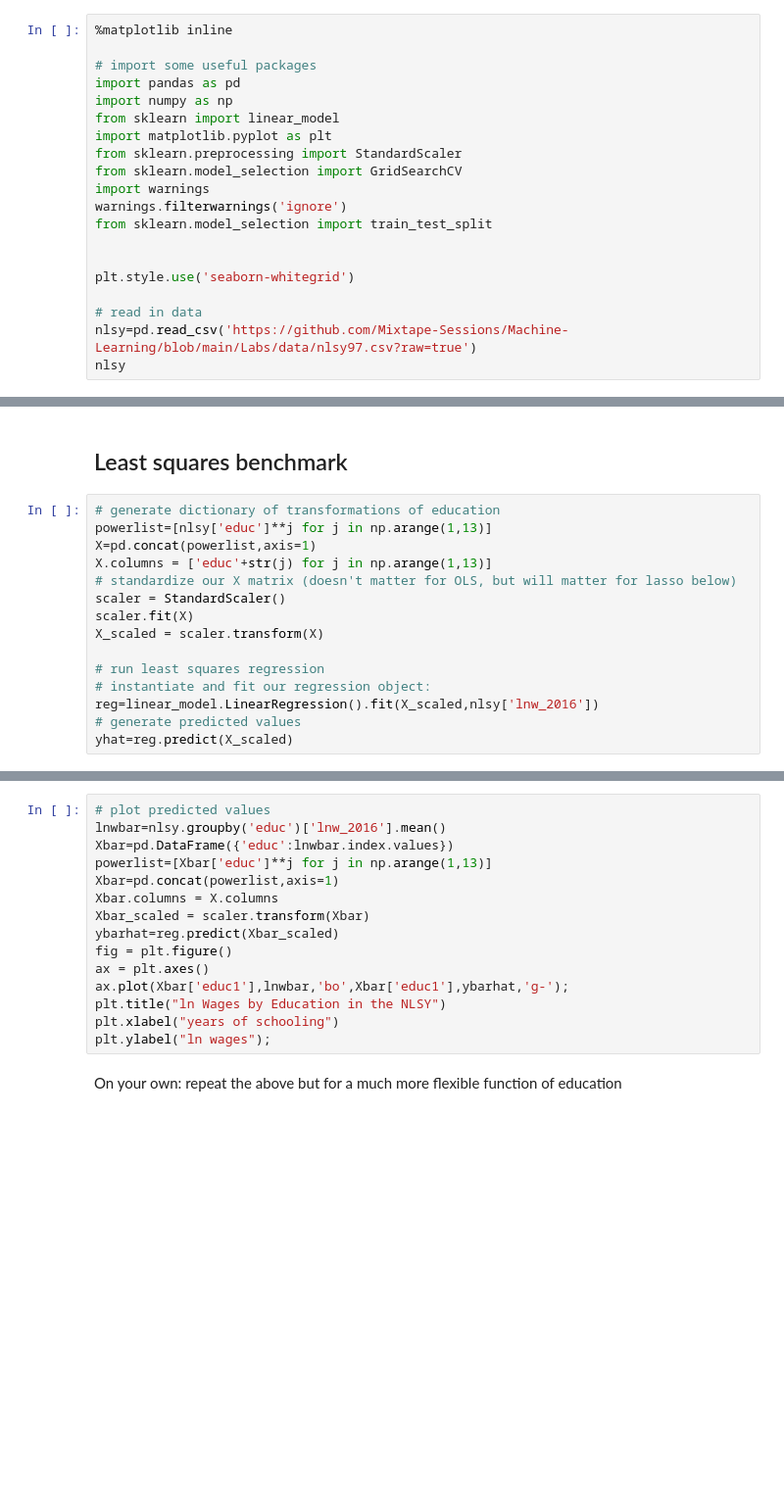
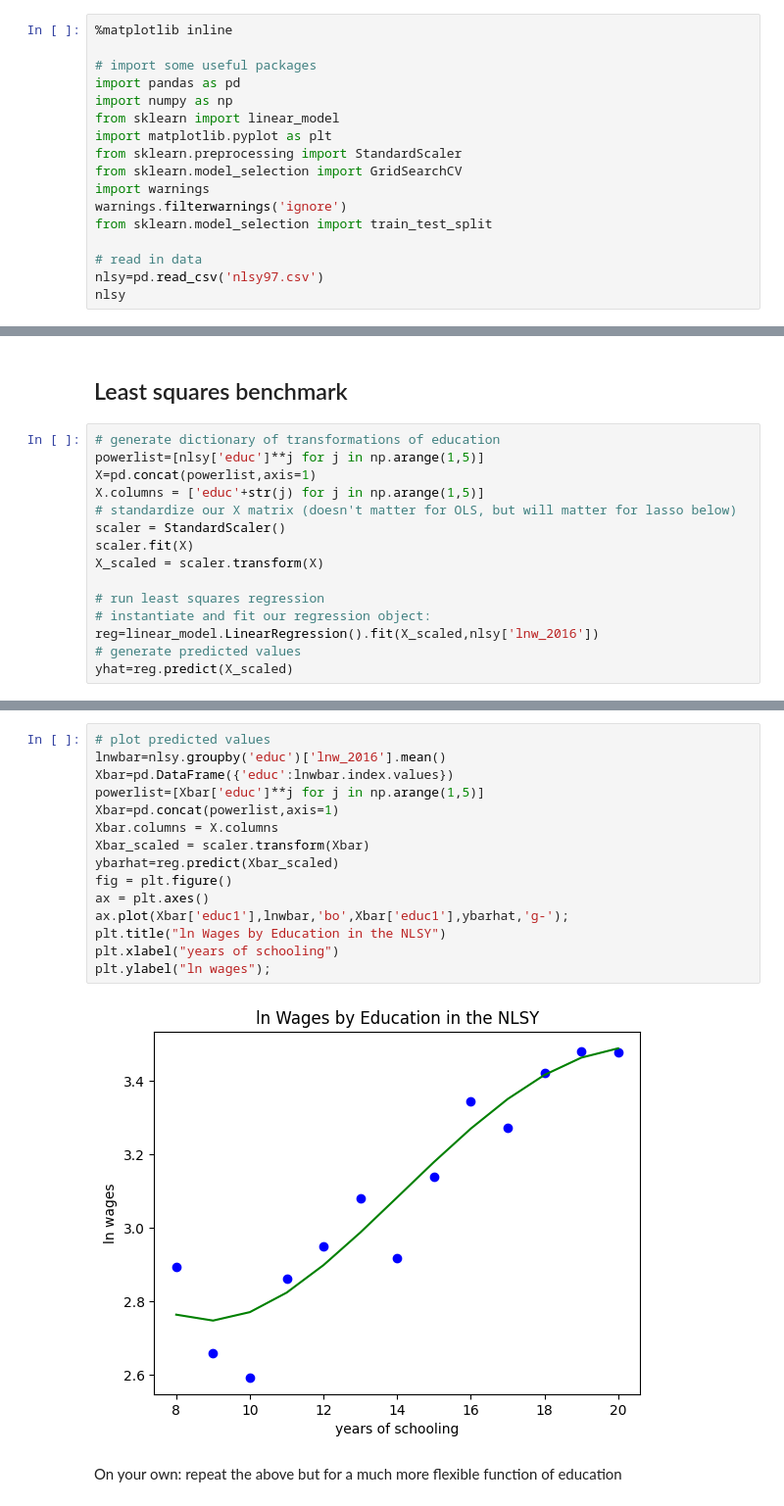
Before and after one commit to brighamfrandsen/econ484, a Jupyter notebook: examples/02_Prediction.ipynb, the cells around one changed output, grey strips where cells are left out. Shown at 98% size. Cells and saved outputs as stored; diff of their text form; blank space fills up the shorter version.

```diff
--- a/examples/02_Prediction.ipynb
+++ b/examples/02_Prediction.ipynb
@@ -22,9 +36,6 @@ import warnings
 warnings.filterwarnings('ignore')
 from sklearn.model_selection import train_test_split
 
-
-plt.style.use('seaborn-whitegrid')
-
 # read in data
-nlsy=pd.read_csv('https://github.com/Mixtape-Sessions/Machine-Learning/blob/main/Labs/data/nlsy97.csv?raw=true')
+nlsy=pd.read_csv('nlsy97.csv')
 nlsy
@@ -32,9 +57,9 @@ nlsy
 ## Least squares benchmark
 # %%
 # generate dictionary of transformations of education
-powerlist=[nlsy['educ']**j for j in np.arange(1,13)]
+powerlist=[nlsy['educ']**j for j in np.arange(1,5)]
 X=pd.concat(powerlist,axis=1)
-X.columns = ['educ'+str(j) for j in np.arange(1,13)]
+X.columns = ['educ'+str(j) for j in np.arange(1,5)]
 # standardize our X matrix (doesn't matter for OLS, but will matter for lasso below)
 scaler = StandardScaler()
 scaler.fit(X)
@@ -50,18 +89,20 @@ X
 # %%
 # plot predicted values
 lnwbar=nlsy.groupby('educ')['lnw_2016'].mean()
 Xbar=pd.DataFrame({'educ':lnwbar.index.values})
-powerlist=[Xbar['educ']**j for j in np.arange(1,13)]
+powerlist=[Xbar['educ']**j for j in np.arange(1,5)]
 Xbar=pd.concat(powerlist,axis=1)
 Xbar.columns = X.columns
 Xbar_scaled = scaler.transform(Xbar)
 ybarhat=reg.predict(Xbar_scaled)
 fig = plt.figure()
 ax = plt.axes()
 ax.plot(Xbar['educ1'],lnwbar,'bo',Xbar['educ1'],ybarhat,'g-');
 plt.title("ln Wages by Education in the NLSY")
 plt.xlabel("years of schooling")
 plt.ylabel("ln wages");
+# %% [output]
+[figure, added]
 # %% [markdown]
 On your own: repeat the above but for a much more flexible function of education
 # %%
```
Also changed, not shown: parts of 5 cells of this notebook.
